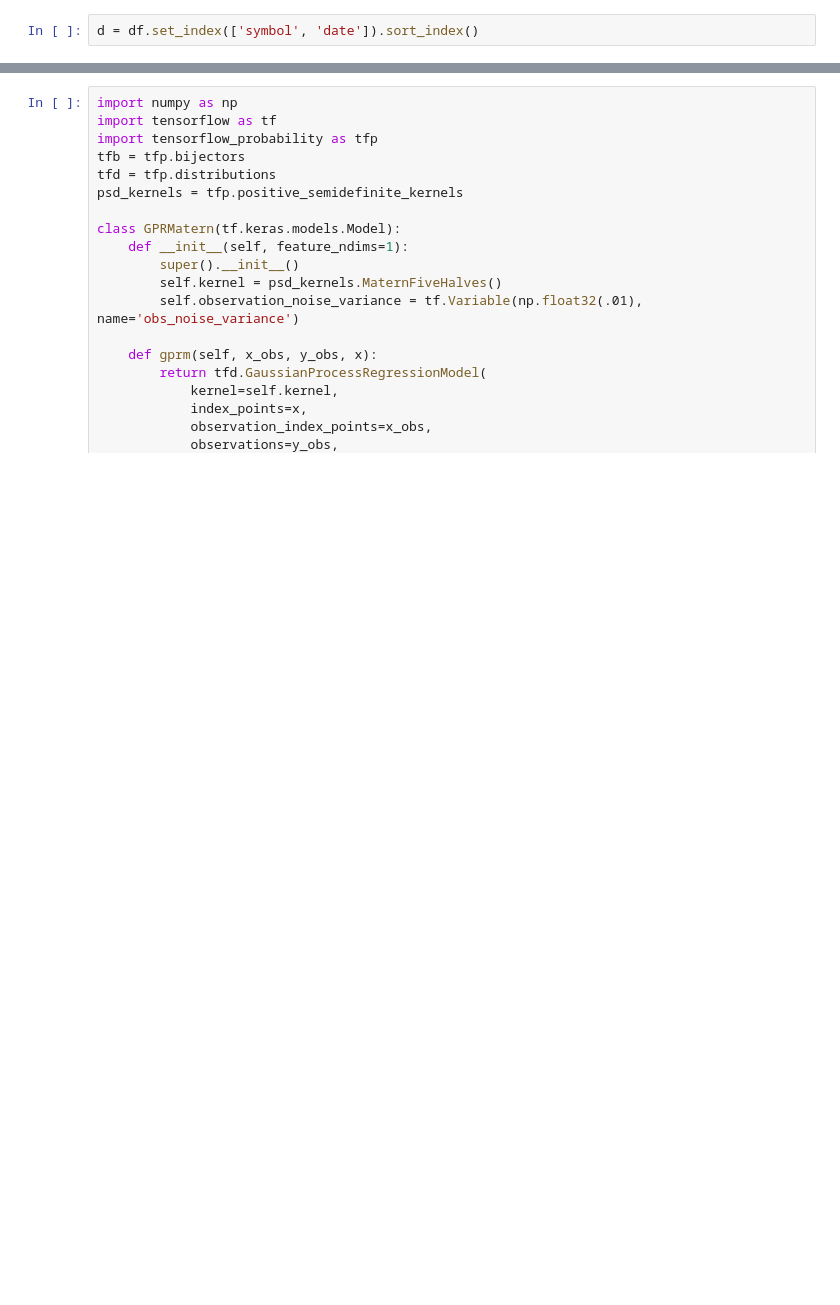
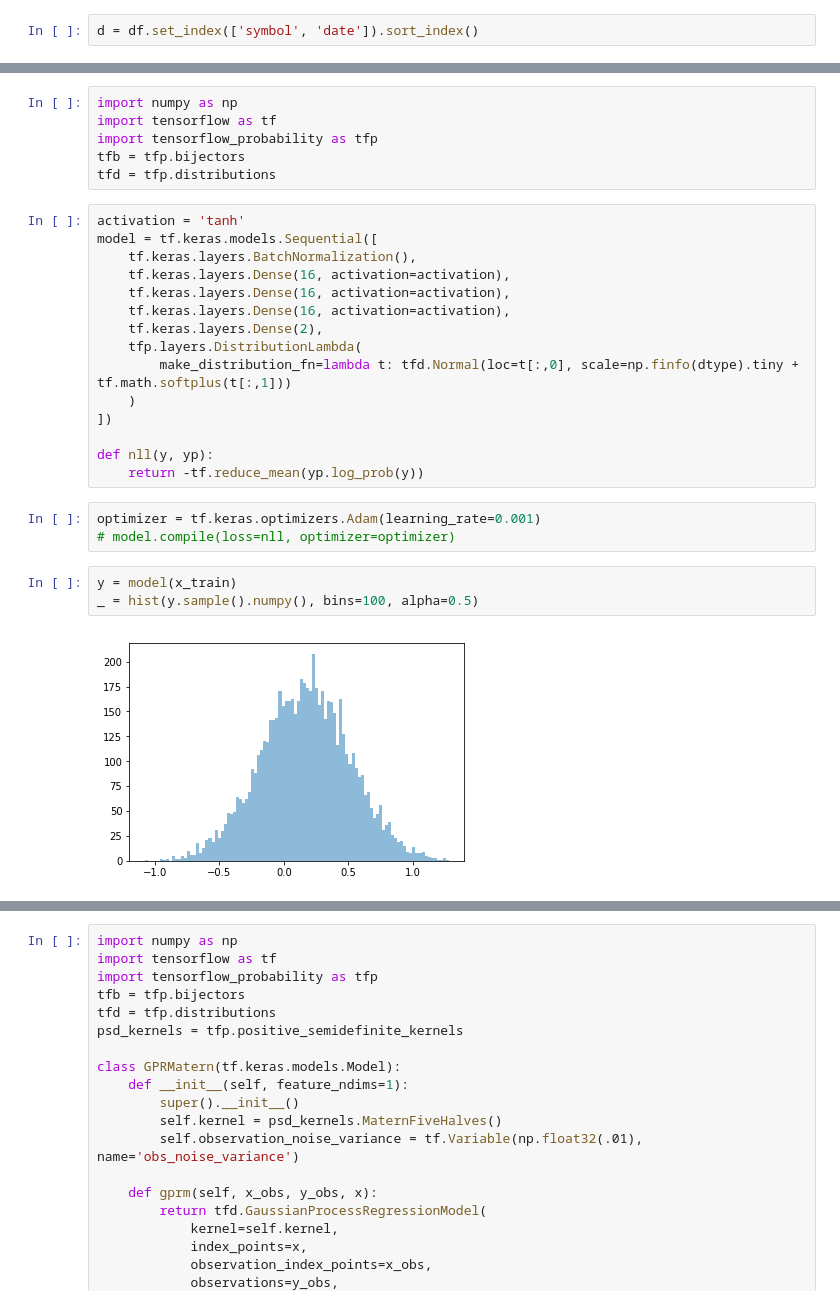
Before and after one commit to cottrell/notebooks, a Jupyter notebook: notebooks/sanity.ipynb, the cells around one changed output, grey strips where cells are left out. Cells and saved outputs as stored; diff of their text form; blank space fills up the shorter version.

```diff
--- a/notebooks/sanity.ipynb
+++ b/notebooks/sanity.ipynb
@@ -69,0 +159,29 @@ def get_xy_from_df(df, cols=cols, target=target, dtype=np.float32):
+# %%
+import numpy as np
+import tensorflow as tf
+import tensorflow_probability as tfp
+tfb = tfp.bijectors
+tfd = tfp.distributions
+# %%
+activation = 'tanh'
+model = tf.keras.models.Sequential([
+    tf.keras.layers.BatchNormalization(),
+    tf.keras.layers.Dense(16, activation=activation),
+    tf.keras.layers.Dense(16, activation=activation),
+    tf.keras.layers.Dense(16, activation=activation),
+    tf.keras.layers.Dense(2),
+    tfp.layers.DistributionLambda(
+        make_distribution_fn=lambda t: tfd.Normal(loc=t[:,0], scale=np.finfo(dtype).tiny + tf.math.softplus(t[:,1]))
+    )
+])
+
+def nll(y, yp):
+    return -tf.reduce_mean(yp.log_prob(y))
+# %%
+optimizer = tf.keras.optimizers.Adam(learning_rate=0.001)
+# model.compile(loss=nll, optimizer=optimizer)
+# %%
+y = model(x_train)
+_ = hist(y.sample().numpy(), bins=100, alpha=0.5)
+# %% [output]
+[figure, added]
```
Also changed, not shown: parts of 33 cells of this notebook.
